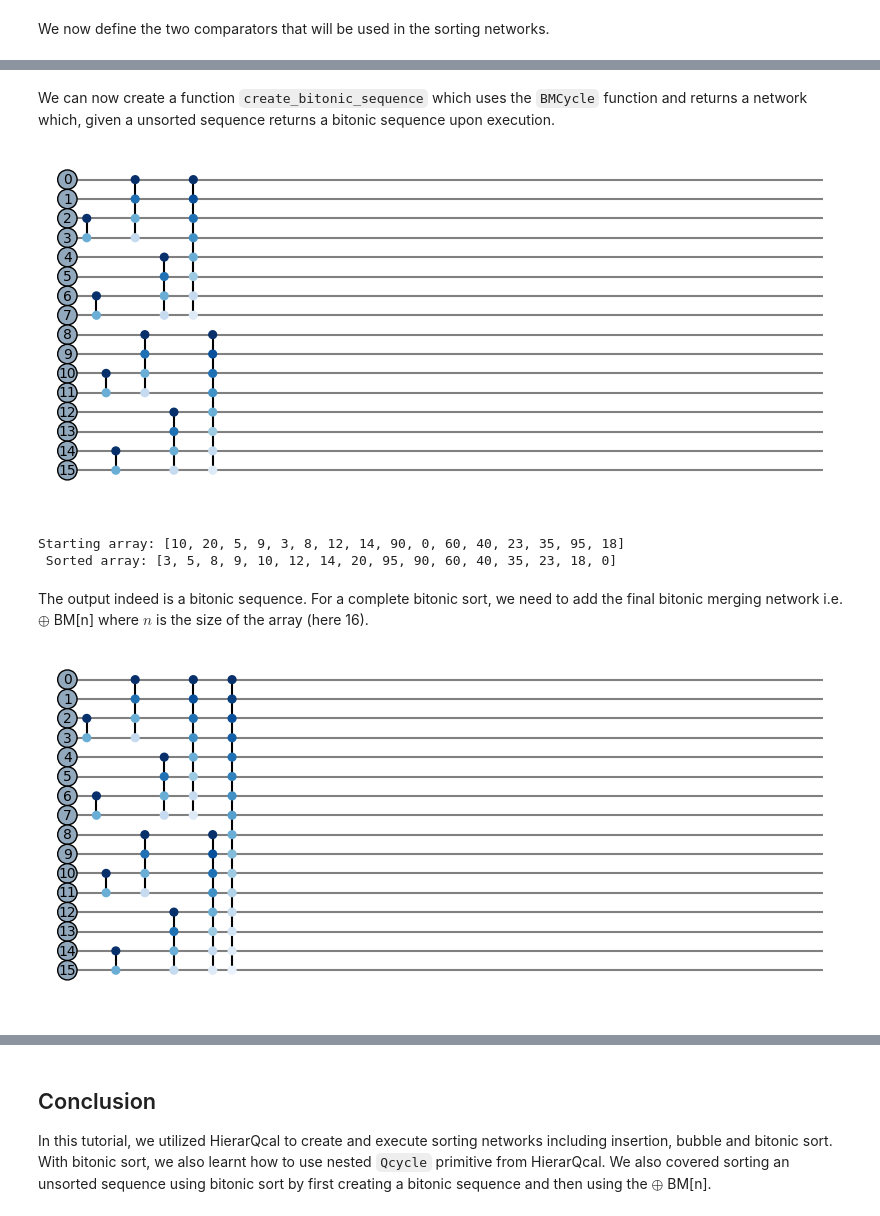
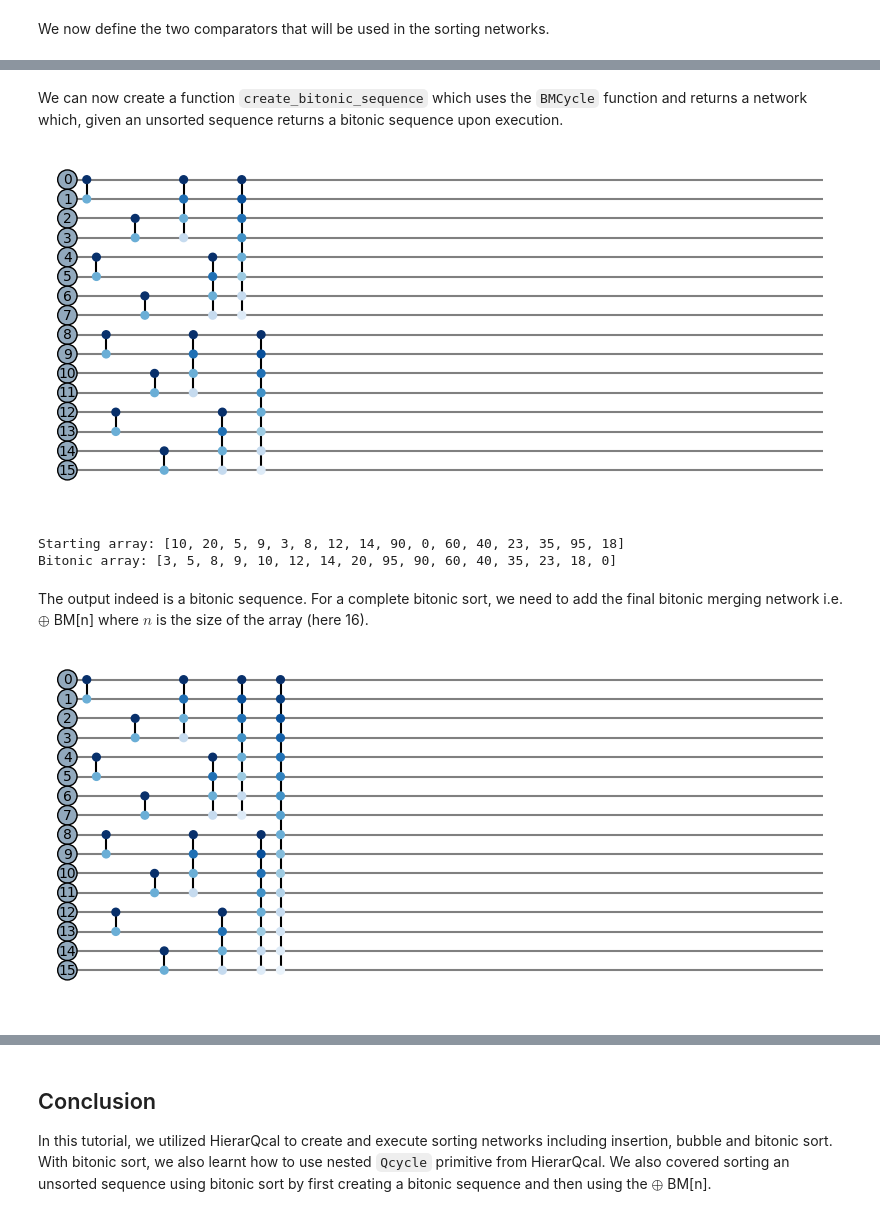
Before and after one commit to Gopal-Dahale/hierarqcal, a Jupyter notebook: examples/sorting_net.ipynb, the cells around one changed output, grey strips where cells are left out. Cells and saved outputs as stored; diff of their text form; code cells hidden in the pictures.

Commit message:
Updated notebook
- Fixed grammatical mistakes.
- Fixed += in `create_bitonic_sequence`.
- Moved all assets to a folder.

```diff
--- a/examples/sorting_net.ipynb
+++ b/examples/sorting_net.ipynb
@@ -266,12 +268,12 @@ def BMCycle(step, off, nqubits, comp=i_comparator):
         boundary="open",
     )
 # %% [markdown]
-We can now create a function `create_bitonic_sequence` which uses the `BMCycle` function and returns a network which, given a unsorted sequence returns a bitonic sequence upon execution.
+We can now create a function `create_bitonic_sequence` which uses the `BMCycle` function and returns a network which, given an unsorted sequence returns a bitonic sequence upon execution.
 # %%
 def create_bitonic_sequence(nqubits):
     i = 2
     seq = BMCycle(2 * i, 0, i)
-    seq = BMCycle(2 * i, i, i, d_comparator)
+    seq += BMCycle(2 * i, i, i, d_comparator)
     i *= 2
     while i < nqubits:
         seq += BMCycle(2 * i, 0, i)
@@ -287,11 +289,11 @@ hierq = Qinit(nb, state=array.copy()) + create_bitonic_sequence(nb)
 plot_circuit(hierq, plot_width=40)
 
 bitonic_array = hierq()
-print(f"Starting array: {array}\n Sorted array: {bitonic_array}")
+print(f"Starting array: {array}\nBitonic array: {bitonic_array}")
 # %% [output]
-[figure, old version]
+[figure, new version]
 Starting array: [10, 20, 5, 9, 3, 8, 12, 14, 90, 0, 60, 40, 23, 35, 95, 18]
- Sorted array: [3, 5, 8, 9, 10, 12, 14, 20, 95, 90, 60, 40, 35, 23, 18, 0]
+Bitonic array: [3, 5, 8, 9, 10, 12, 14, 20, 95, 90, 60, 40, 35, 23, 18, 0]
 # %% [markdown]
 The output indeed is a bitonic sequence. For a complete bitonic sort, we need to add the final bitonic merging network i.e. $\oplus$ BM[n] where $n$ is the size of the array (here 16).
 # %%
@@ -302,8 +304,8 @@ def bitonic_sort(nqubits):
 # %%
 hierq = Qinit(len(array), state=array.copy()) + bitonic_sort(len(array))
 plot_circuit(hierq, plot_width=40)
-bitonic_array = hierq()
-print(f"Starting array: {array}\n Sorted array: {bitonic_array}")
+sorted_array = hierq()
+print(f"Starting array: {array}\nSorted array: {sorted_array}")
 # %% [output]
-[figure, old version]
+[figure, new version]
 Starting array: [10, 20, 5, 9, 3, 8, 12, 14, 90, 0, 60, 40, 23, 35, 95, 18]
```
Also changed, not shown: parts of 12 cells of this notebook, 4 other files.
